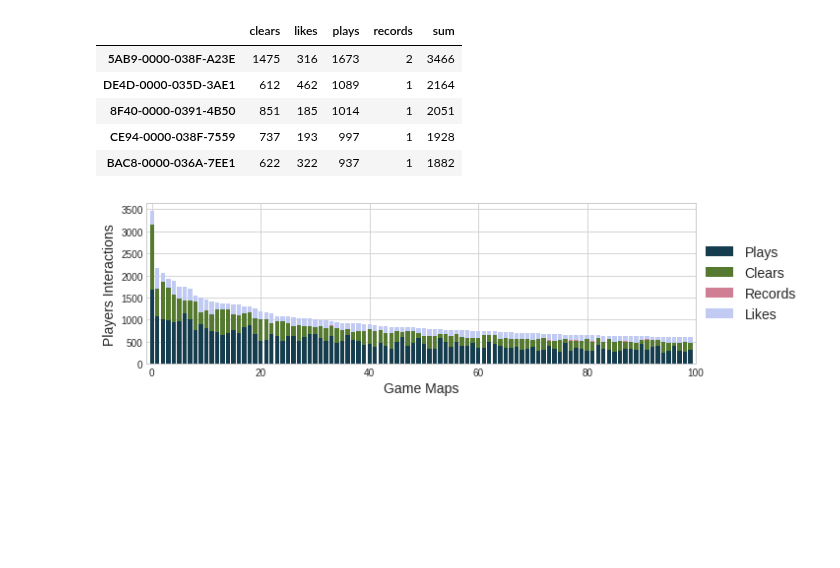
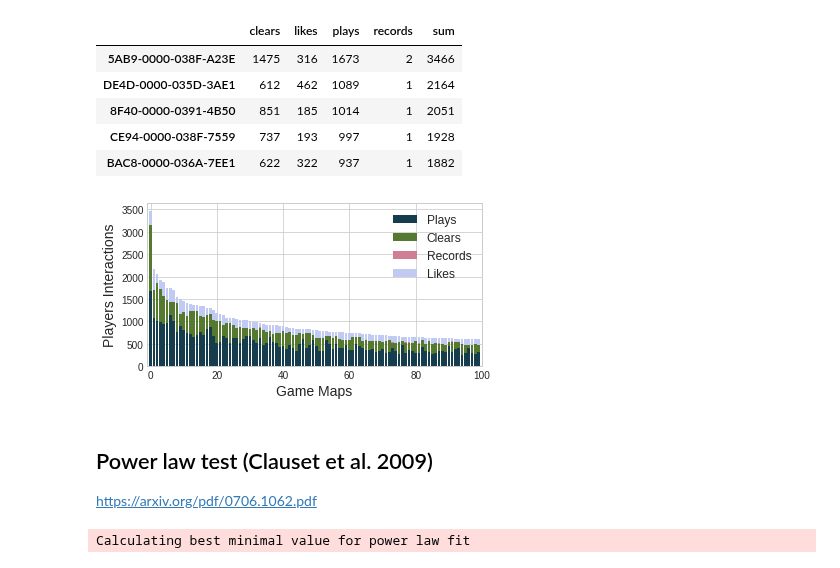
Before and after one commit to leomaurodesenv/smmnet, a Jupyter notebook: jupyter/interactions.ipynb, the cells around one changed output. Cells and saved outputs as stored; diff of their text form; code cells hidden in the pictures; blank space fills up the shorter version.

Commit message:
add power-law test

```diff
--- a/jupyter/interactions.ipynb
+++ b/jupyter/interactions.ipynb
@@ -143,24 +143,28 @@ axis_likes = df['likes'].tolist()[0:limit]
 # %%
 # plot
 fig, ax = plt.subplots()
 bottom_records  = [axis_plays[i] + axis_clears[i] for i in range(0, limit)]
 bottom_likes    = [bottom_records[i] + axis_records[i] for i in range(0, limit)]
 
 # bar plot
 p1 = plt.bar(range(0, limit), axis_plays, color=palette[0], label='Plays')
 p2 = plt.bar(range(0, limit), axis_clears, bottom=axis_plays, color=palette[1], label='Clears')
 p3 = plt.bar(range(0, limit), axis_records, bottom=bottom_records, color=palette[2], label='Records')
 p4 = plt.bar(range(0, limit), axis_likes, bottom=bottom_likes, color=palette[3], label='Likes')
 
 # texts and labels
 plt.ylabel('Players Interactions', fontsize=fontsize)
 plt.xlabel('Game Maps', fontsize=fontsize)
-lgd = ax.legend(loc='center', bbox_to_anchor=(0.85, 0, 0.5, 1), prop={'size':fontsize})
+ax.legend(prop={'size':fontsize-2})
 
 # ticks
-fig.set_size_inches(10, 3, forward=True)
+fig.set_size_inches(6, 3, forward=True)
 plt.xlim(-1, 100)
-plt.savefig('%s/%s.pdf' % (plot_folder, 'interactions'), dpi=300, bbox_extra_artists=(lgd,), bbox_inches='tight')
+# plt.savefig('%s/%s.pdf' % (plot_folder, 'interactions'), dpi=300)
 plt.show()
 # %% [output]
-[figure, old version]
+[figure, new version]
+# %% [markdown]
+## Power law test  (Clauset et al. 2009)
+
+https://arxiv.org/pdf/0706.1062.pdf
@@ -166,0 +177,5 @@ plt.show()
+# %%
+data = df['sum']
+fit = powerlaw.Fit(data, discrete=True, estimate_discrete=False)
+# %% [output]
+Calculating best minimal value for power law fit
```
Also changed, not shown: parts of 8 cells of this notebook, 4 other files.
